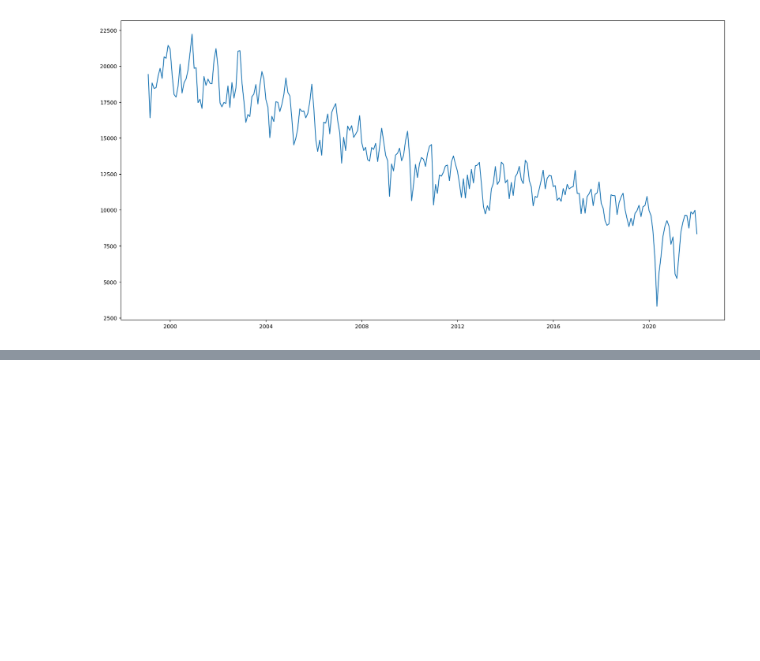
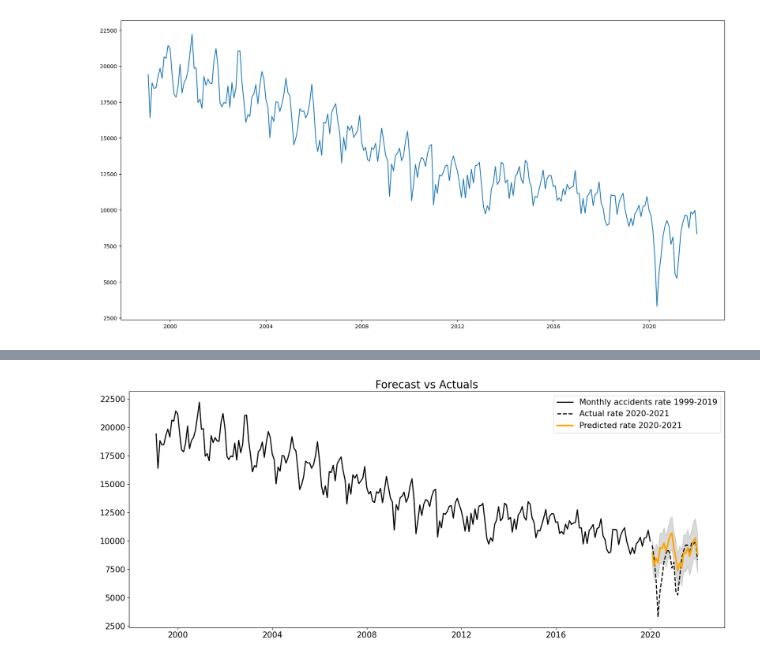
Before and after one commit to MagicaBleps/UK-road-safety, a Jupyter notebook: notebooks/arima.ipynb, the cells around one changed output, grey strips where cells are left out. Saved outputs shown, nothing was run; the diff lists cells and outputs as text; code cells hidden in the pictures; blank space fills up the shorter version.

```diff
--- a/notebooks/arima.ipynb
+++ b/notebooks/arima.ipynb
@@ -769,0 +173,20 @@ CONVERGENCE: REL_REDUCTION_OF_F_<=_FACTR*EPSMCH
+# %%
+# To compare the forecasts with the seasonalized data, we add back the seasonality to the forcecasts
+forecast_recons = forecast + result_add.seasonal[len(train):]
+train_recons = train+ result_add.seasonal[0:len(train)]
+test_recons = test+result_add.seasonal[len(train):]
+lower_recons =confidence_int[:, 0]+ result_add.seasonal[len(train):]
+upper_recons = confidence_int[:, 1] + result_add.seasonal[len(train):]
+
+# Plot of the origial time series as well as the forecasts, including the effects of seasonality
+plt.figure(figsize=(20,8))
+plt.plot(train_recons, label='Monthly accidents rate 1999-2019', color='black',linewidth=2)
+plt.plot(test_recons, label='Actual rate 2020-2021', color='black', ls='--',linewidth=2)
+plt.plot(forecast_recons, label='Predicted rate 2020-2021', color='orange',linewidth=3)
+plt.fill_between(lower_recons.index, lower_recons, upper_recons, color='k', alpha=.15)
+plt.title('Forecast vs Actuals',fontsize=20)
+plt.xticks(fontsize=15)
+plt.yticks(fontsize=15)
+plt.legend(loc='upper right', fontsize=15);
+# %% [output]
+[figure, added]
```
Also changed, not shown: parts of 86 cells of this notebook, 5 other files.
